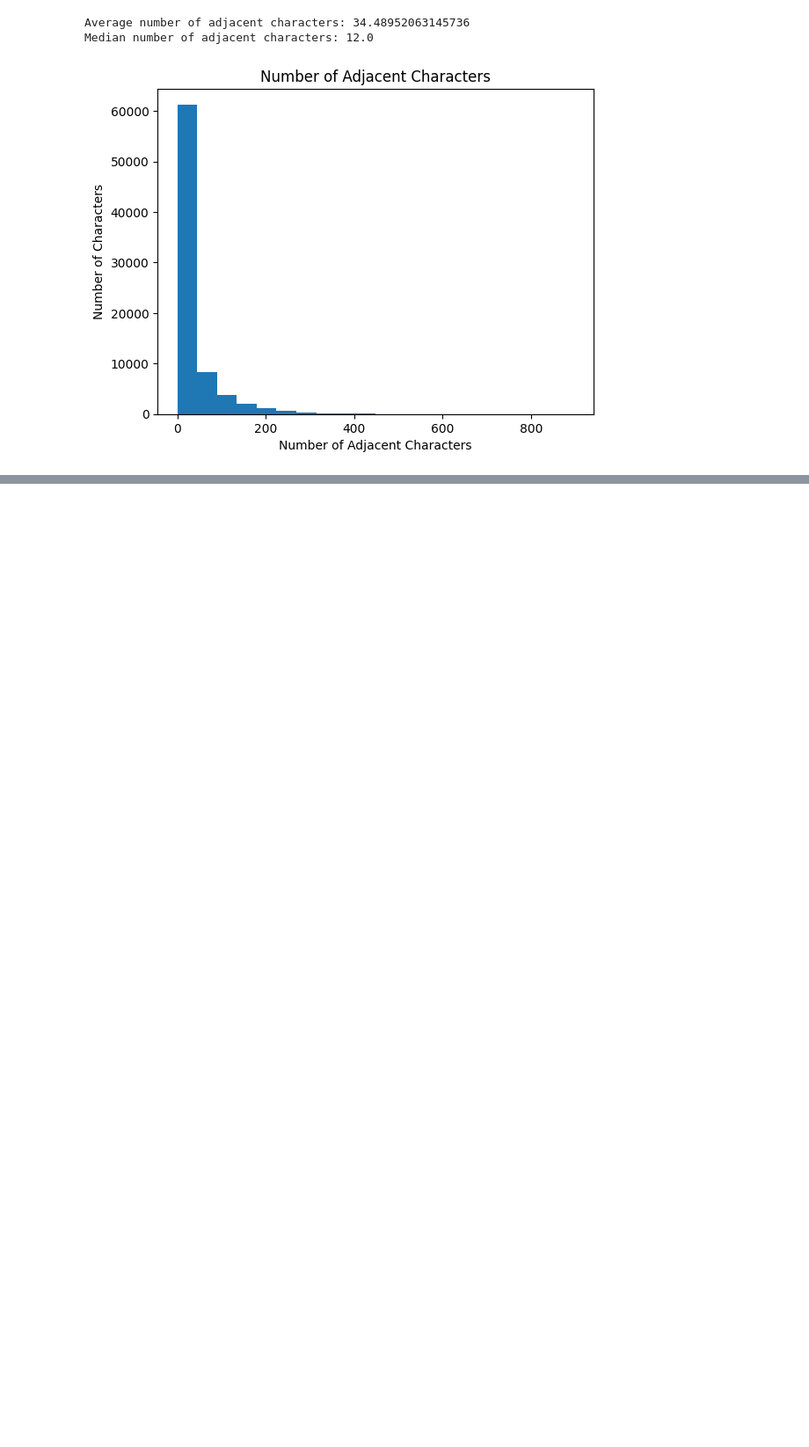
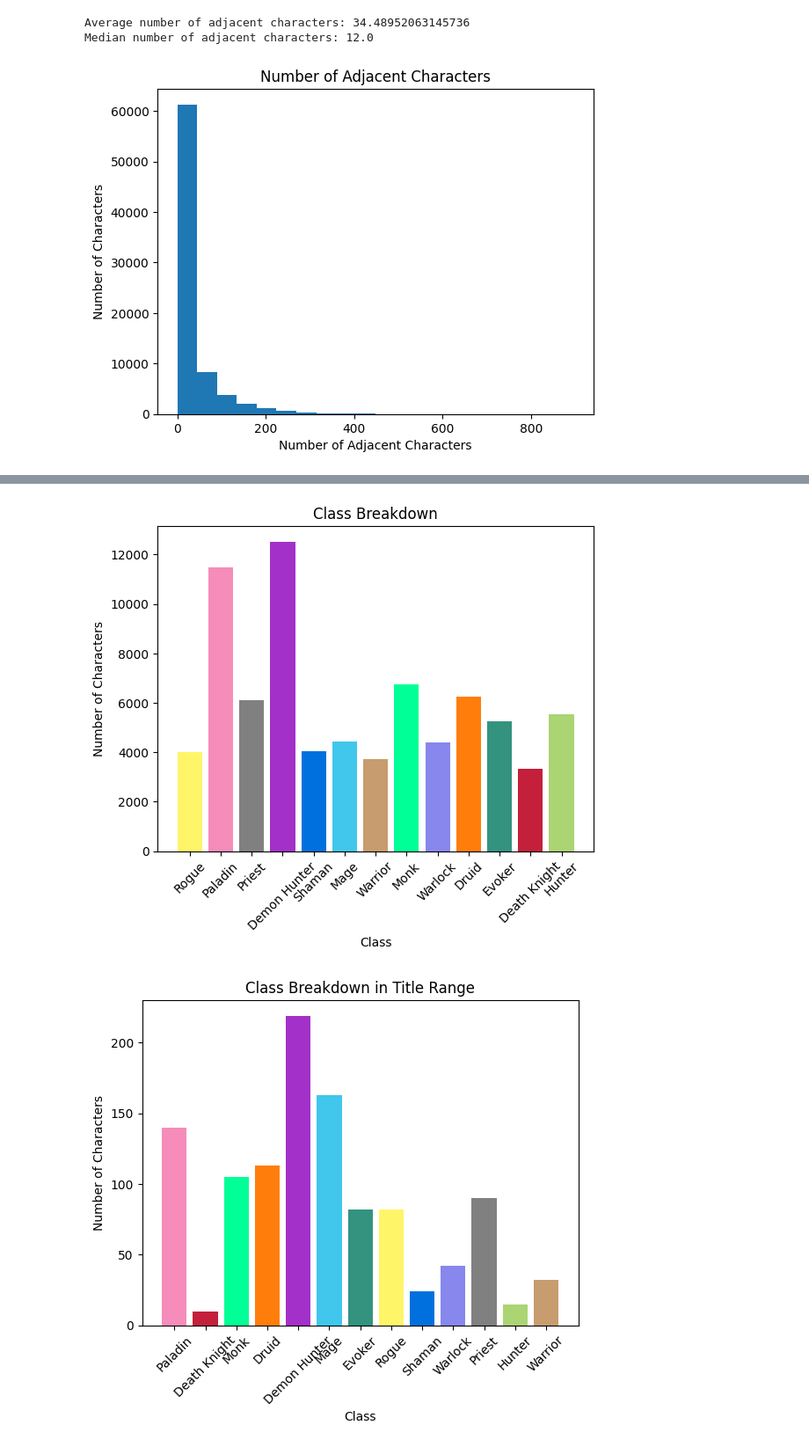
Before and after one commit to cvxluo/raider-i-know, a Jupyter notebook: analysis/analysis.ipynb, the cells around one changed output, grey strips where cells are left out. Shown at 88% size. Saved outputs shown, nothing was run; the diff lists cells and outputs as text; code cells hidden in the pictures; blank space fills up the shorter version.

```diff
--- a/analysis/analysis.ipynb
+++ b/analysis/analysis.ipynb
@@ -240,0 +348,23 @@ Most frequent team: 257277245 (128)
+# %%
+def class_breakdown(d_chars) :
+    classes = defaultdict(int)
+    for character in tqdm(d_chars) :
+        classes[character.class_type['name']] += 1
+    return classes
+
+class_breakdown_chars = class_breakdown(database_characters)
+title_class_breakdown_chars = class_breakdown(title_range_chars)
+
+def plot_class_breakdown(classes, title) :
+    plt.bar(classes.keys(), classes.values(), color=[consts.CLASS_COLORS[class_name] for class_name in classes.keys()])
+    plt.title(title)
+    plt.xlabel('Class')
+    plt.ylabel('Number of Characters')
+    plt.xticks(rotation=45)
+    plt.show()
+
+plot_class_breakdown(class_breakdown_chars, 'Class Breakdown')
+plot_class_breakdown(title_class_breakdown_chars, 'Class Breakdown in Title Range')
+# %% [output]
+[figure, added]
+[figure, added]
```
Also changed, not shown: parts of 8 cells of this notebook, 1 other file.
